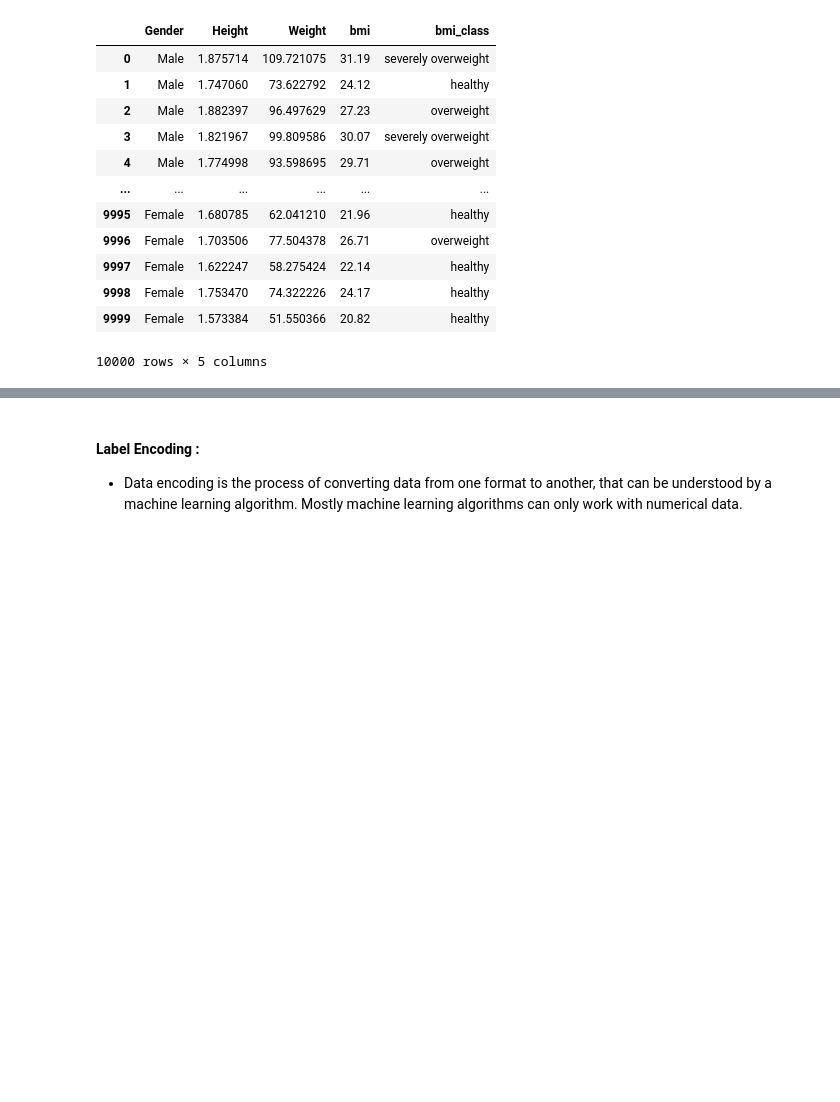
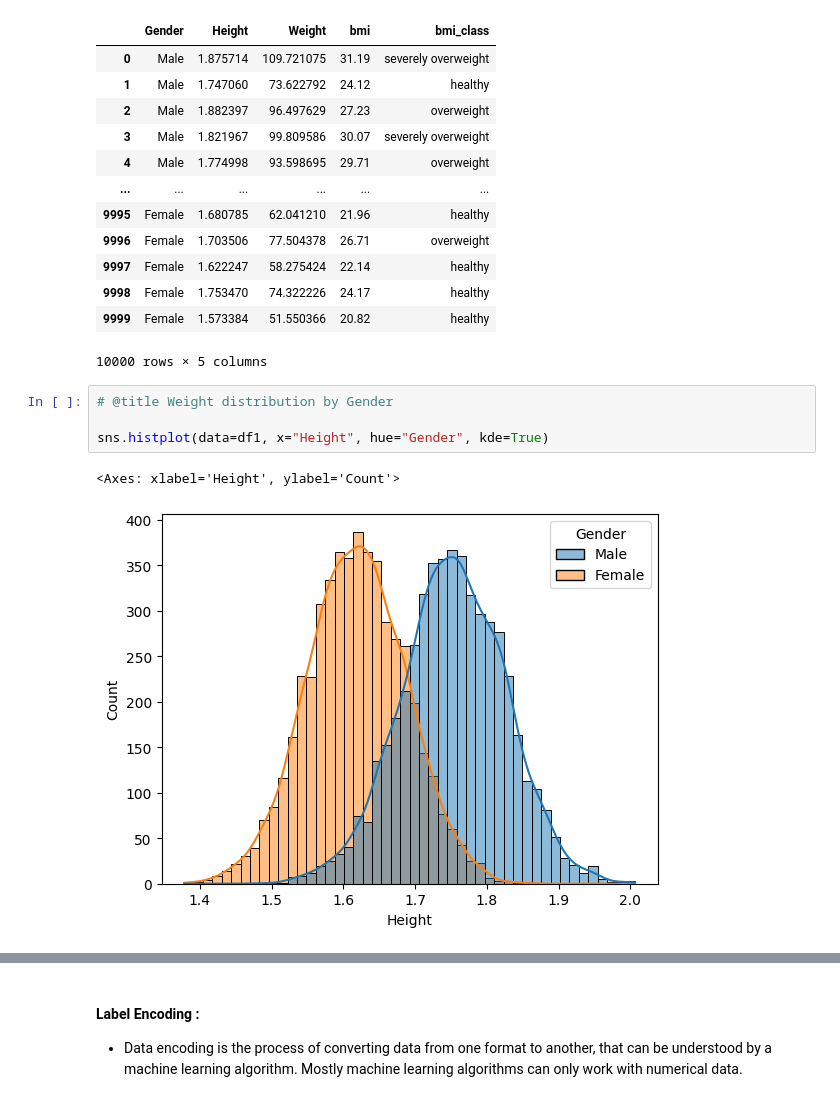
Before and after one commit to Ranjith5720/Regression_Models, a Jupyter notebook: SVM_Regression.ipynb, the cells around one changed output, grey strips where cells are left out. Drawn from its saved outputs; the diff is of its cells as text; blank space fills up the shorter version.

```diff
--- a/SVM_Regression.ipynb
+++ b/SVM_Regression.ipynb
@@ -169,4 +169,11 @@ df1
 | 9998 | Female | 1.753470 | 74.322226 | 24.17 | healthy |
 | 9999 | Female | 1.573384 | 51.550366 | 20.82 | healthy |
 10000 rows × 5 columns
+# %%
+# @title Weight distribution by Gender
+
+sns.histplot(data=df1, x="Height", hue="Gender", kde=True)
+# %% [output]
+<Axes: xlabel='Height', ylabel='Count'>
+[figure, added]
 # %%
```
Also changed, not shown: parts of 25 cells of this notebook.
